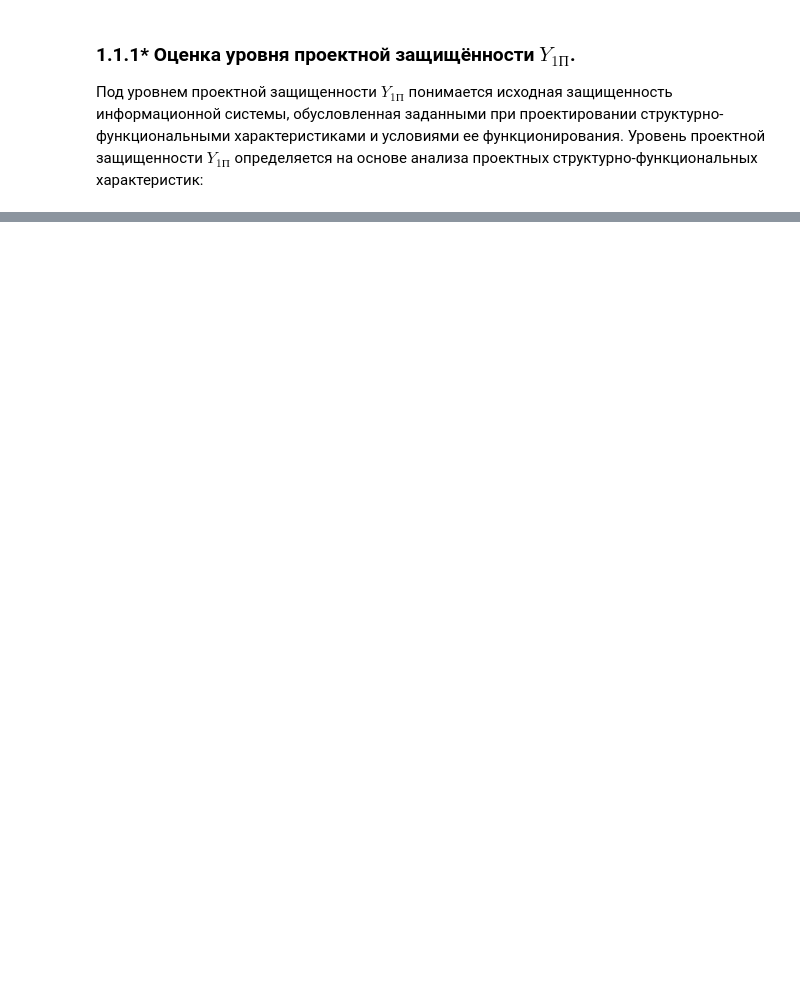
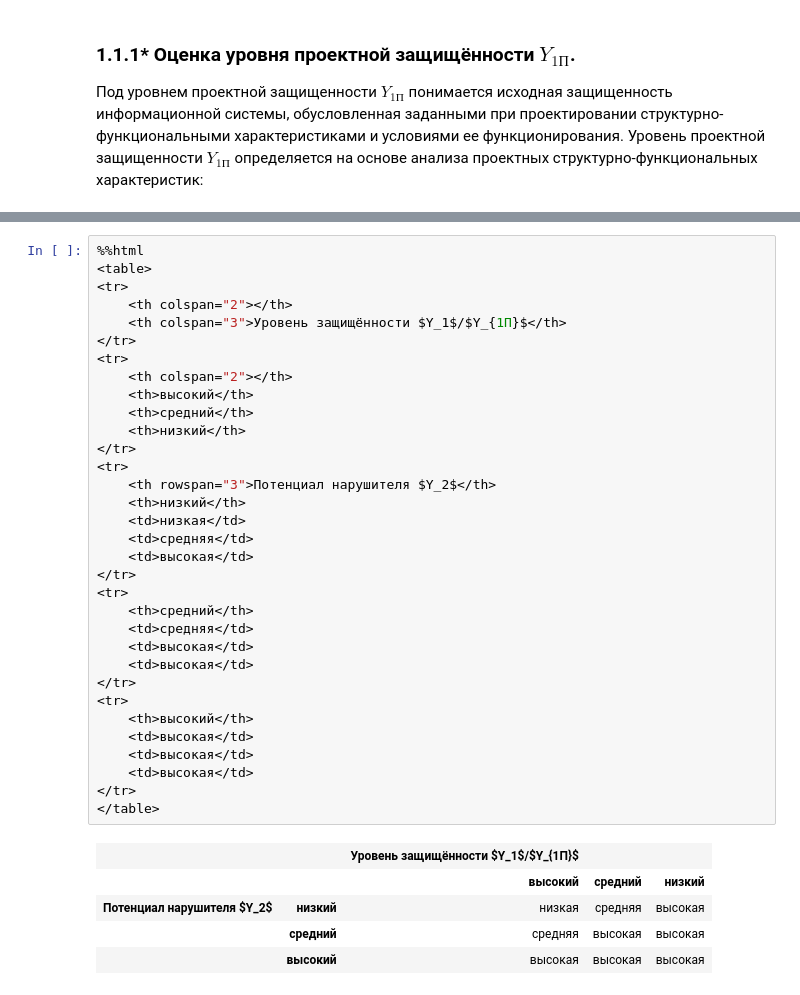
Before and after one commit to Darkclainer/UIBAS_DZ1, a Jupyter notebook: DZ2.ipynb, the cells around one changed output, grey strips where cells are left out. Drawn from its saved outputs; the diff is of its cells as text; blank space fills up the shorter version.

```diff
--- a/DZ2.ipynb
+++ b/DZ2.ipynb
@@ -244,0 +305,39 @@ baba
+# %%
+%%html
+<table>
+<tr>
+    <th colspan="2"></th>
+    <th colspan="3">Уровень защищённости $Y_1$/$Y_{1П}$</th>
+</tr>
+<tr>
+    <th colspan="2"></th>
+    <th>высокий</th>
+    <th>средний</th>
+    <th>низкий</th>
+</tr>
+<tr>
+    <th rowspan="3">Потенциал нарушителя $Y_2$</th>
+    <th>низкий</th>
+    <td>низкая</td>
+    <td>средняя</td>
+    <td>высокая</td>
+</tr>
+<tr>
+    <th>средний</th>
+    <td>средняя</td>
+    <td>высокая</td>
+    <td>высокая</td>
+</tr>
+<tr>
+    <th>высокий</th>
+    <td>высокая</td>
+    <td>высокая</td>
+    <td>высокая</td>
+</tr>
+</table>
+# %% [output]
+|  |  | Уровень защищённости $Y_1$/$Y_{1П}$ |  |  |
+|  |  | высокий | средний | низкий |
+| Потенциал нарушителя $Y_2$ | низкий | низкая | средняя | высокая |
+|  | средний | средняя | высокая | высокая |
+|  | высокий | высокая | высокая | высокая |
```
Also changed, not shown: parts of 20 cells of this notebook.
